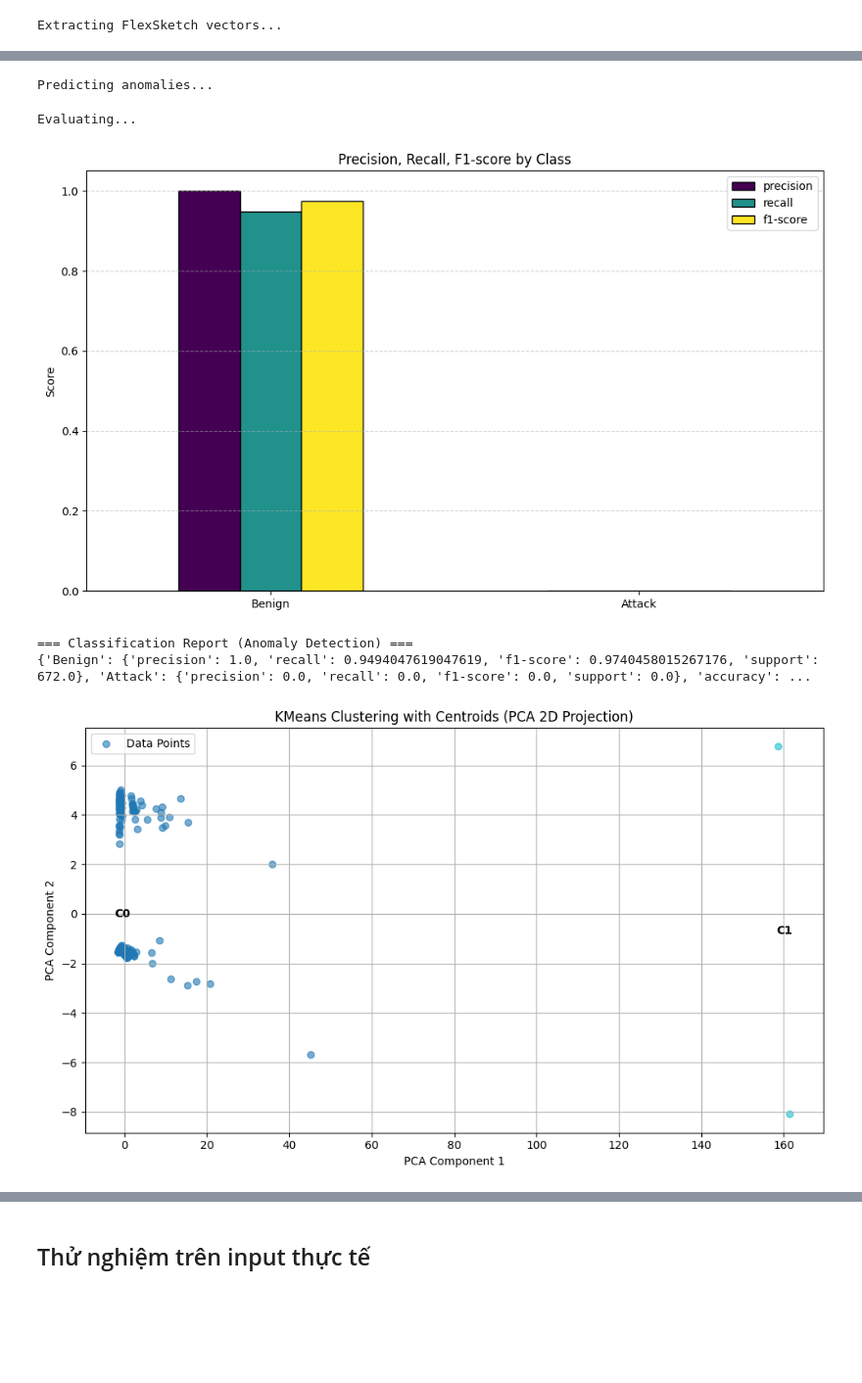
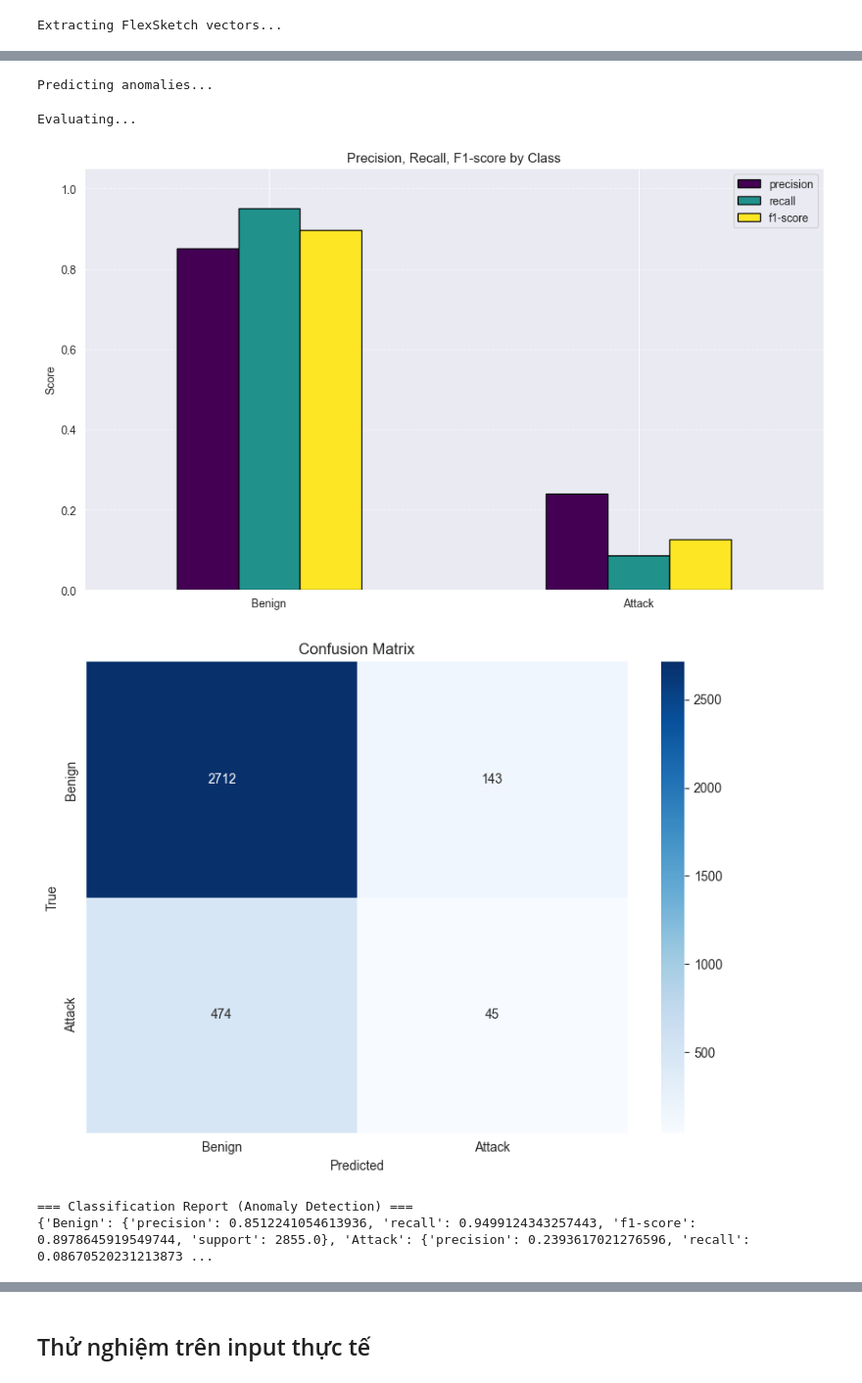
Before and after one commit to AnoTherK-ATK/RT-APT, a Jupyter notebook: src/SPADE/spade-train.ipynb, the cells around one changed output, grey strips where cells are left out. Shown at 98% size. Saved outputs shown, nothing was run; the diff lists cells and outputs as text; code cells hidden in the pictures; blank space fills up the shorter version.

```diff
--- a/src/SPADE/spade-train.ipynb
+++ b/src/SPADE/spade-train.ipynb
@@ -23,7 +24,7 @@ import lmstudio as lms
 ## Chuyển file đã tiền xử lý sang dạng để sử dụng cho WL subtree
 # %%
 
-def build_graph_from_spade(events):
+def build_graph_from_spade(events, _label = "benign"):
     G = nx.DiGraph()
 
     for entry in events:
@@ -37,16 +38,16 @@ def build_graph_from_spade(events):
             dst = entry['to']
             label = entry['annotations'].get("operation", entry["type"])
             G.add_edge(src, dst, label=label)
-            label = "benign"
+            label = _label
 
     labels.append(label)
     return G
-
-with open("log_new.json", "r", encoding="utf-8") as f:
+file_name = "../../dataset/SPADE/benign.json"
+with open(file_name, "r", encoding="utf-8") as f:
     logs = json.load(f)
 labels = []
 label = ""
 graphs = []
 for log in tqdm(logs, desc="Graphs"):
     if(len(log) > 0):
-        graphs.append(build_graph_from_spade(log))
+        graphs.append(build_graph_from_spade(log, _label = "benign"))
@@ -123,12 +154,12 @@ y = np.array(labels)
 
 print("Splitting benign and attack samples...")
 X_benign = X[y == "benign"]
-# X_attack = X[y == "attack"]
+X_attack = X[y == "attack"] #mo cmt khi co attack
 # X_attack = rd.choices(X_attack, k = 50)
 # y_attack = ["attack"] * 50
 
-# X = np.concatenate([X_benign, X_attack], axis=0)
-X = np.concatenate([X_benign], axis=0)
+X = np.concatenate([X_benign, X_attack], axis=0) # mo cmt khi co attack
+# X = np.concatenate([X_benign], axis=0) # cmt khi chi co benign
 # y = ["benign"] * len(labels) + ["attack"] * 50
 y = labels
 print("Standardizing feature vectors...")
@@ -138,7 +169,7 @@ X_benign_scaled = scaler.fit_transform(X_benign)
 X_all_scaled = scaler.transform(X)
 
 print("Training KMeans on benign samples...")
-kmeans = KMeans(n_clusters=2, random_state=random.randint(1,100))
+kmeans = KMeans(n_clusters=5, random_state=random.randint(1,100))
 kmeans.fit(X_benign_scaled)
 
 def min_distance(x):
@@ -156,6 +187,9 @@ all_labels = [1 if cls == "attack" else 0 for cls in y]
 pred_labels = [1 if min_distance(x) > threshold else 0 for x in tqdm(X_all_scaled, desc="Predicting")]
 
 print("Evaluating...")
+if ("benign" in file_name) or ("idle" in file_name):
+    all_labels = all_labels[0: -1]
+
 report = classification_report(all_labels, pred_labels, target_names=["Benign", "Attack"], output_dict=True)
 df_report = pd.DataFrame(report).transpose()
 
@@ -173,6 +207,15 @@ plt.legend(loc='upper right')
 plt.tight_layout()
 plt.show()
 
+cm = confusion_matrix(all_labels, pred_labels)
+plt.figure(figsize=(8, 6))
+sns.heatmap(cm, annot=True, fmt='d', cmap='Blues', xticklabels=["Benign", "Attack"], yticklabels=["Benign", "Attack"])
+plt.title("Confusion Matrix")
+plt.xlabel("Predicted")
+plt.ylabel("True")
+plt.tight_layout()
+plt.show()
+
 model_path = "kmeans_model_spade.joblib"
 scaler_path = "scaler_spade.joblib"
 
@@ -183,36 +226,36 @@ print("\n=== Classification Report (Anomaly Detection) ===")
 print(report)
 # Reduce to 2D using PCA for visualization
 pca = PCA(n_components=2)
-X_2d = pca.fit_transform(X_all_scaled)
+X_2d = pca.fit_transform(X_benign_scaled)
 centroids_2d = pca.transform(kmeans.cluster_centers_)
 
 # Predict cluster labels for visualization
-cluster_labels = kmeans.predict(X_all_scaled)
+cluster_labels = kmeans.predict(X_benign_scaled)
 
 # Plot clusters with centroids
 plt.figure(figsize=(10, 6))
 scatter = plt.scatter(X_2d[:, 0], X_2d[:, 1], c=cluster_labels, cmap="tab10", alpha=0.6, label="Data Points")
 #plt.scatter(centroids_2d[:, 0], centroids_2d[:, 1], c='yellow', marker='X', s=200, edgecolor='black', label="Centroids")
 
 # Annotate centroids
 for i, (x, y) in enumerate(centroids_2d):
     plt.text(x, y, f'C{i}', fontsize=10, ha='center', va='center', weight='bold', color='black')
 
 plt.title("KMeans Clustering with Centroids (PCA 2D Projection)")
 plt.xlabel("PCA Component 1")
 plt.ylabel("PCA Component 2")
 plt.legend()
 plt.grid(True)
 plt.tight_layout()
 plt.show()
 # %% [output]
 Splitting benign and attack samples...
 Standardizing feature vectors...
 Training KMeans on benign samples...
 Computing anomaly threshold...
 Predicting anomalies...
 Evaluating...
-[figure, old version]
+[figure, new version]
+[figure, new version]
 === Classification Report (Anomaly Detection) ===
-{'Benign': {'precision': 1.0, 'recall': 0.9494047619047619, 'f1-score': 0.9740458015267176, 'support': 672.0}, 'Attack': {'precision': 0.0, 'recall': 0.0, 'f1-score': 0.0, 'support': 0.0}, 'accuracy': ...
+{'Benign': {'precision': 0.8512241054613936, 'recall': 0.9499124343257443, 'f1-score': 0.8978645919549744, 'support': 2855.0}, 'Attack': {'precision': 0.2393617021276596, 'recall': 0.08670520231213873 ...
-[figure, old version]
```
Also changed, not shown: parts of 6 cells of this notebook, 3 other files.
